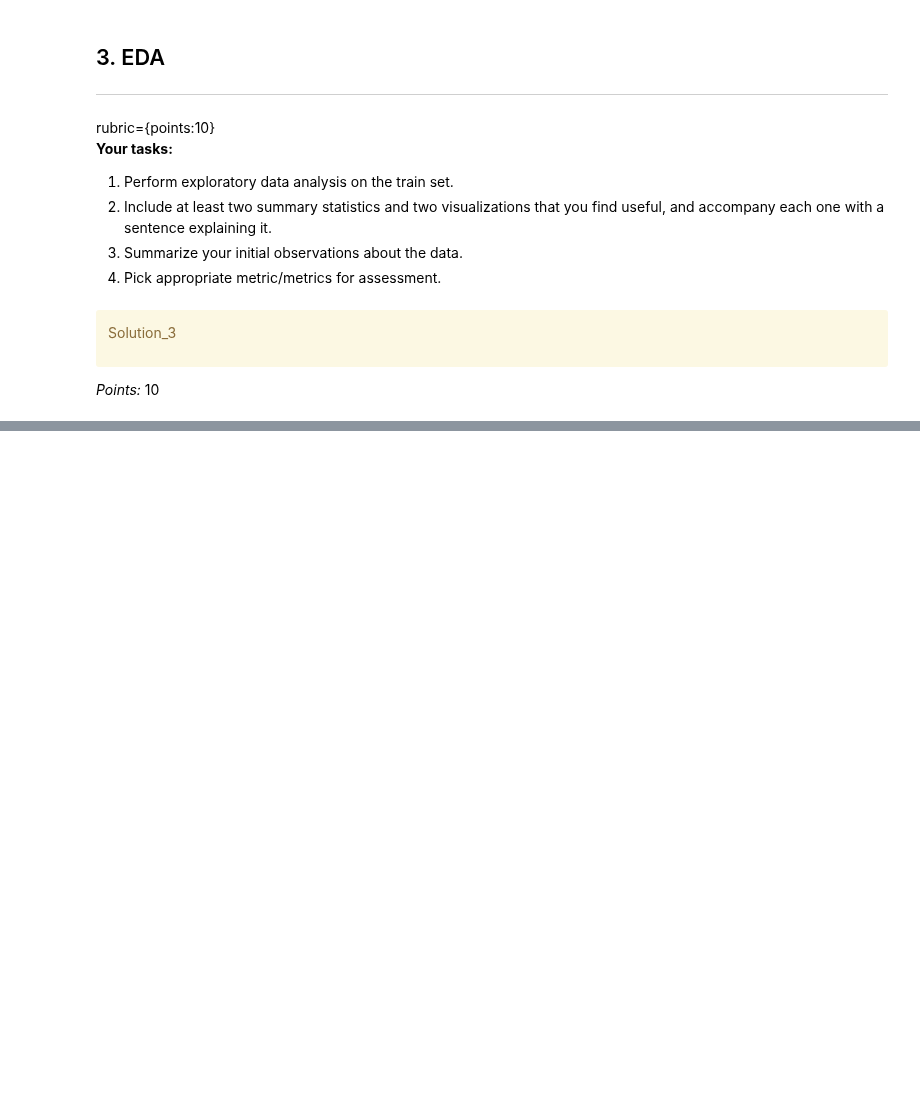
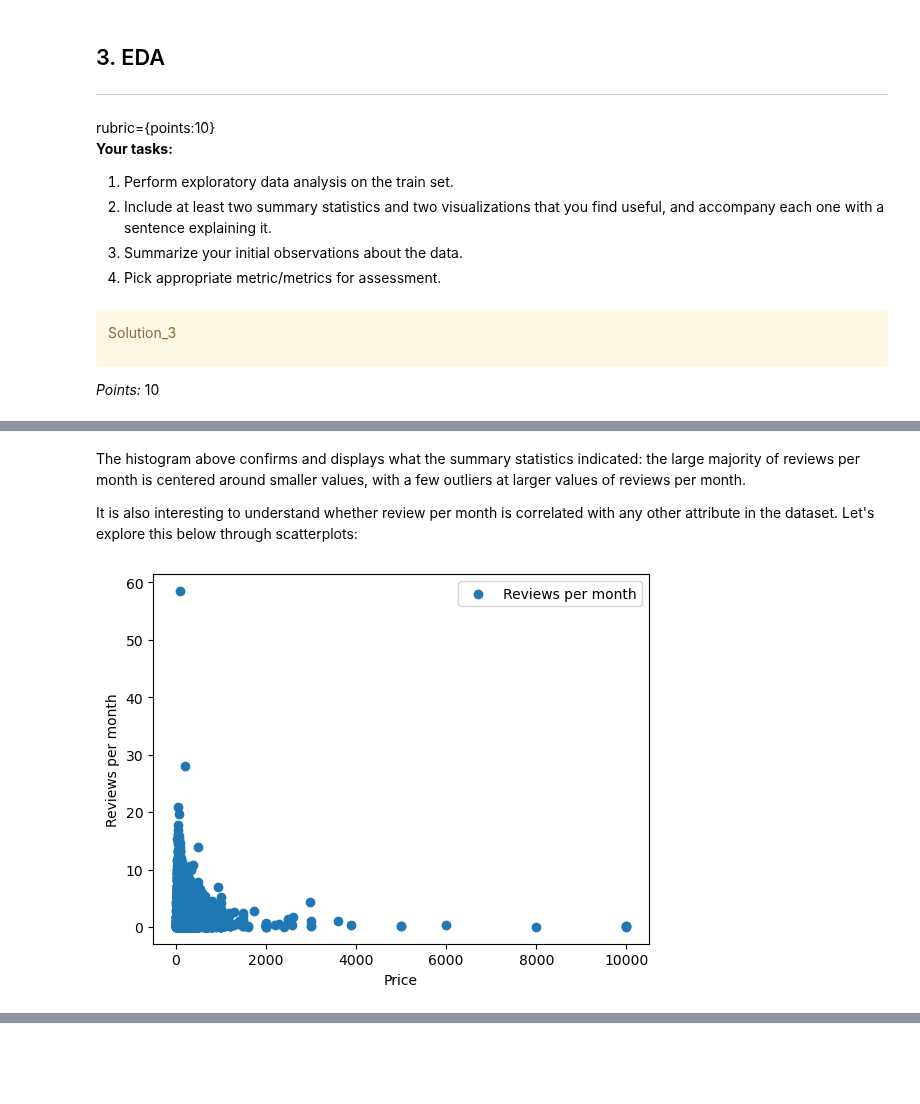
Before and after one commit to angelalmachado/cpsc330hw, a Jupyter notebook: hw5/hw5.ipynb, the cells around one changed output, grey strips where cells are left out. Saved outputs shown, nothing was run; the diff lists cells and outputs as text; code cells hidden in the pictures; blank space fills up the shorter version.

```diff
--- a/hw5/hw5.ipynb
+++ b/hw5/hw5.ipynb
@@ -185,0 +238,16 @@ _Type your answer here, replacing this text._
+# %% [markdown]
+The histogram above confirms and displays what the summary statistics indicated: the large majority of reviews per month is centered around smaller values, with a few outliers at larger values of reviews per month.
+
+It is also interesting to understand whether review per month is correlated with any other attribute in the dataset. Let's explore this below through scatterplots:
+# %%
+plt.scatter(train_df['price'],
+            train_df['reviews_per_month'],
+            label = "Reviews per month")
+
+plt.xlabel('Price')
+plt.ylabel('Reviews per month')
+
+plt.legend()
+plt.show()
+# %% [output]
+[figure, added]
```
Also changed, not shown: parts of 24 cells of this notebook, 1 other file.
